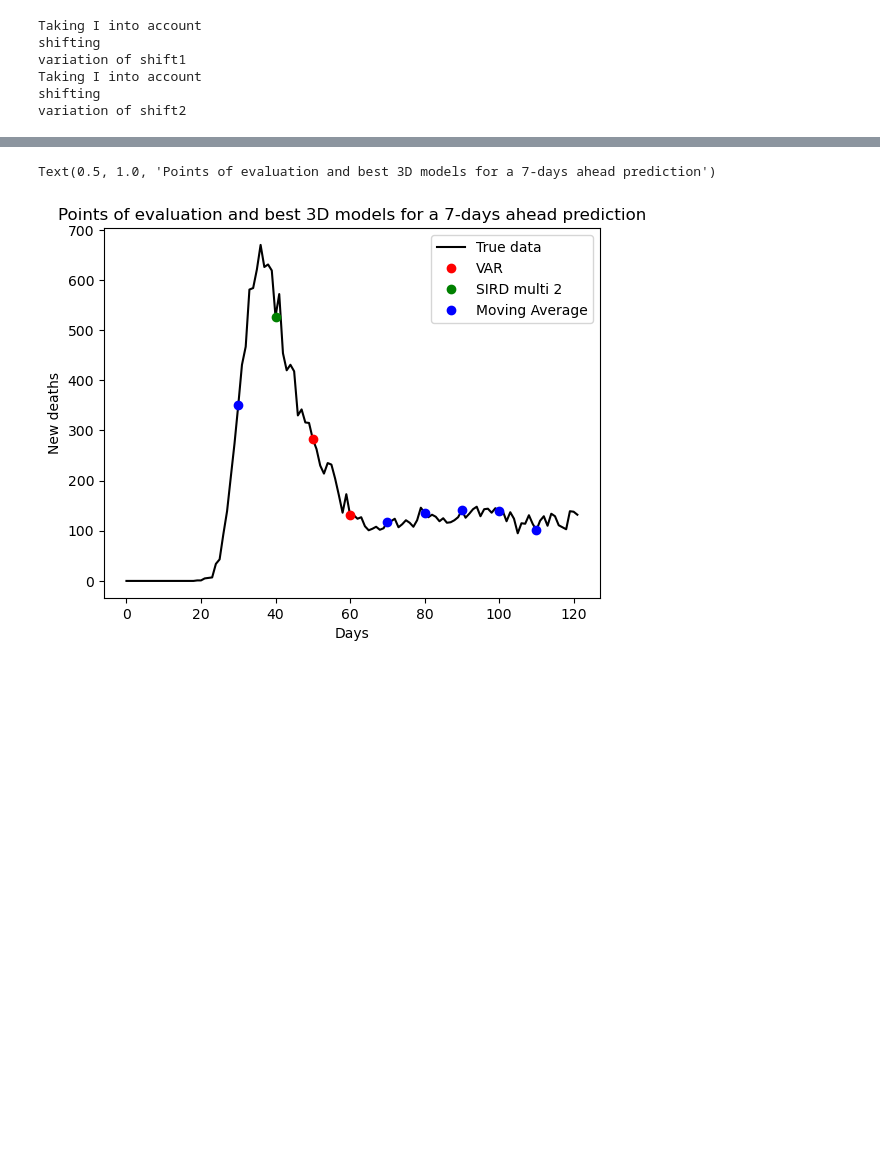
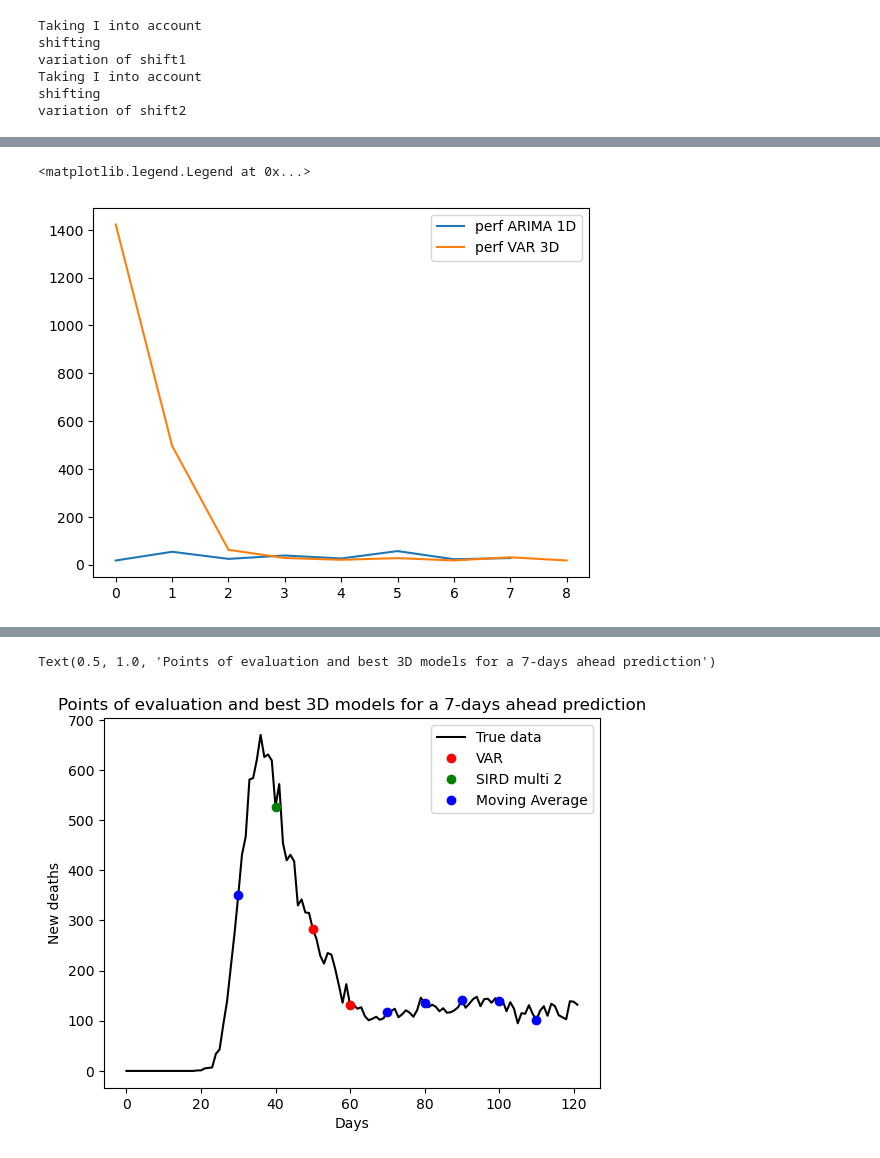
Before and after one commit to gregoirebechade/covid_internship, a Jupyter notebook: 07_global_evaluation_of_the_models.ipynb, the cells around one changed output, grey strips where cells are left out. Saved outputs shown, nothing was run; the diff lists cells and outputs as text; code cells hidden in the pictures; blank space fills up the shorter version.

```diff
--- a/07_global_evaluation_of_the_models.ipynb
+++ b/07_global_evaluation_of_the_models.ipynb
@@ -206,0 +153,7 @@ models3D
+# %%
+plt.plot([dicoresults1D[key][0] for key in dicoresults1D.keys()], label='perf ARIMA 1D')
+plt.plot([dicoresults3D[key][3] for key in dicoresults3D.keys()], label='perf VAR 3D')
+plt.legend()
+# %% [output]
+<matplotlib.legend.Legend at 0x...>
+[figure, added]
```
Also changed, not shown: parts of 19 cells of this notebook, 8 other files.
